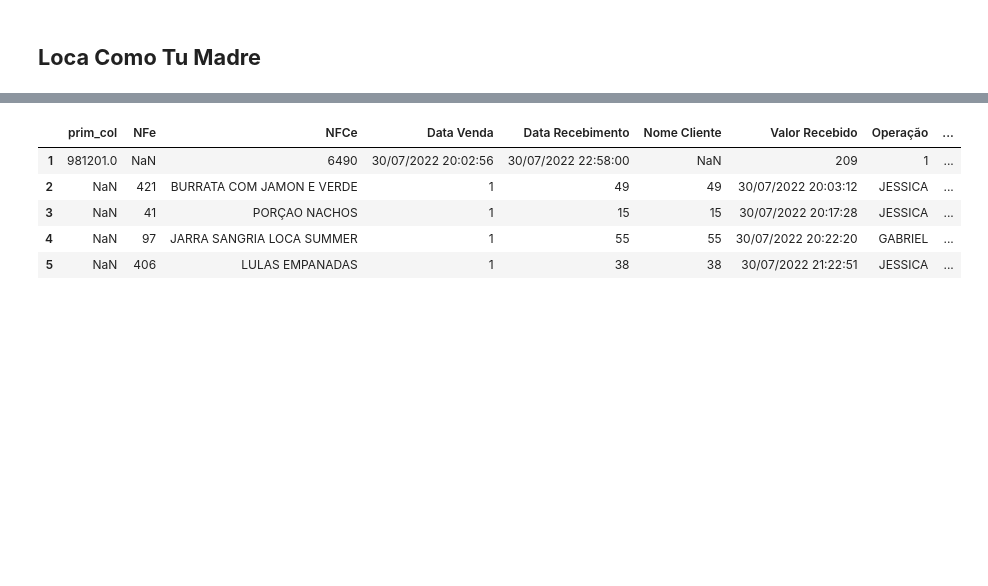
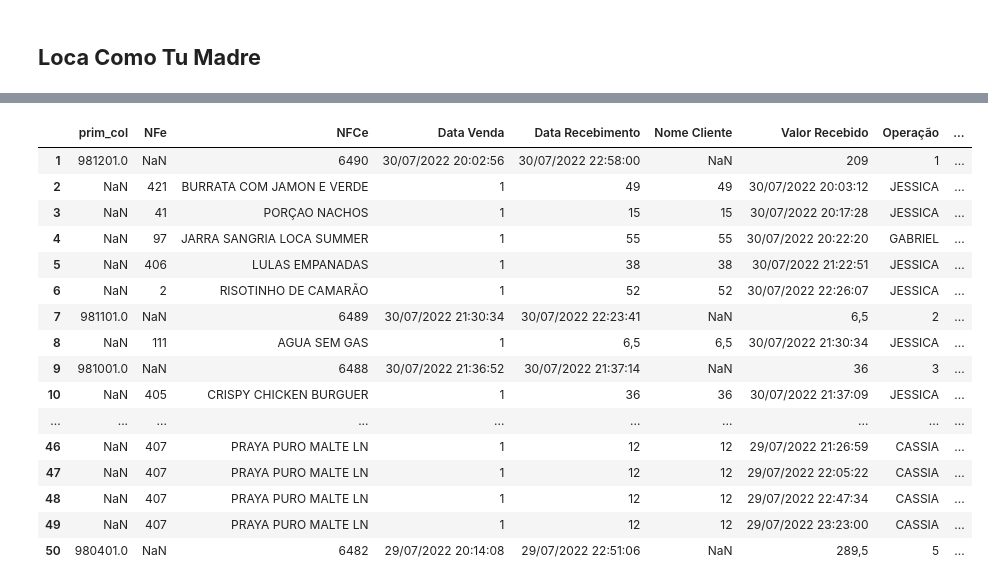
Before and after one commit to claudiotorresoliveira/lctm001, a Jupyter notebook: lctm_v01.ipynb, the cells around one changed output, grey strips where cells are left out. Saved outputs shown, nothing was run; the diff lists cells and outputs as text; code cells hidden in the pictures; blank space fills up the shorter version.

```diff
--- a/lctm_v01.ipynb
+++ b/lctm_v01.ipynb
@@ -83,12 +81,23 @@ memory usage: 4.6+ MB
 # %%
-transactions.head()
+transactions.head(50)
 # %% [output]
 |  | prim_col | NFe | NFCe | Data Venda | Data Recebimento | Nome Cliente | Valor Recebido | Operação | ... |
 | 1 | 981201.0 | NaN | 6490 | 30/07/2022 20:02:56 | 30/07/2022 22:58:00 | NaN | 209 | 1 | ... |
 | 2 | NaN | 421 | BURRATA COM JAMON E VERDE | 1 | 49 | 49 | 30/07/2022 20:03:12 | JESSICA | ... |
 | 3 | NaN | 41 | PORÇAO NACHOS | 1 | 15 | 15 | 30/07/2022 20:17:28 | JESSICA | ... |
 | 4 | NaN | 97 | JARRA SANGRIA LOCA SUMMER | 1 | 55 | 55 | 30/07/2022 20:22:20 | GABRIEL | ... |
 | 5 | NaN | 406 | LULAS EMPANADAS | 1 | 38 | 38 | 30/07/2022 21:22:51 | JESSICA | ... |
+| 6 | NaN | 2 | RISOTINHO DE CAMARÃO | 1 | 52 | 52 | 30/07/2022 22:26:07 | JESSICA | ... |
+| 7 | 981101.0 | NaN | 6489 | 30/07/2022 21:30:34 | 30/07/2022 22:23:41 | NaN | 6,5 | 2 | ... |
+| 8 | NaN | 111 | AGUA SEM GAS | 1 | 6,5 | 6,5 | 30/07/2022 21:30:34 | JESSICA | ... |
+| 9 | 981001.0 | NaN | 6488 | 30/07/2022 21:36:52 | 30/07/2022 21:37:14 | NaN | 36 | 3 | ... |
+| 10 | NaN | 405 | CRISPY CHICKEN BURGUER | 1 | 36 | 36 | 30/07/2022 21:37:09 | JESSICA | ... |
+| ... | ... | ... | ... | ... | ... | ... | ... | ... | ... |
+| 46 | NaN | 407 | PRAYA PURO MALTE LN | 1 | 12 | 12 | 29/07/2022 21:26:59 | CASSIA | ... |
+| 47 | NaN | 407 | PRAYA PURO MALTE LN | 1 | 12 | 12 | 29/07/2022 22:05:22 | CASSIA | ... |
+| 48 | NaN | 407 | PRAYA PURO MALTE LN | 1 | 12 | 12 | 29/07/2022 22:47:34 | CASSIA | ... |
+| 49 | NaN | 407 | PRAYA PURO MALTE LN | 1 | 12 | 12 | 29/07/2022 23:23:00 | CASSIA | ... |
+| 50 | 980401.0 | NaN | 6482 | 29/07/2022 20:14:08 | 29/07/2022 22:51:06 | NaN | 289,5 | 5 | ... |
 # %%
 # renomeei a coluna 'Tipo Operação' para 'venda'.
 transactions.rename(columns = {'Tipo Operação':'venda'}, inplace = True)
```
Also changed, not shown: parts of 7 cells of this notebook.
